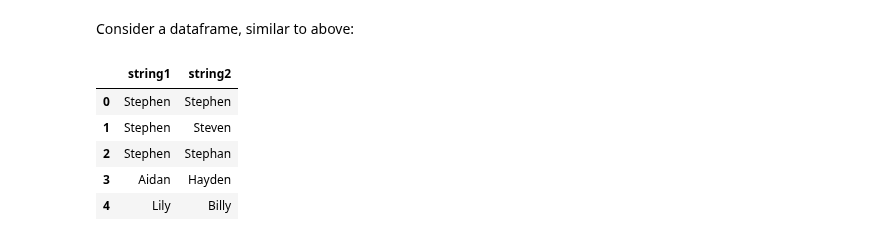
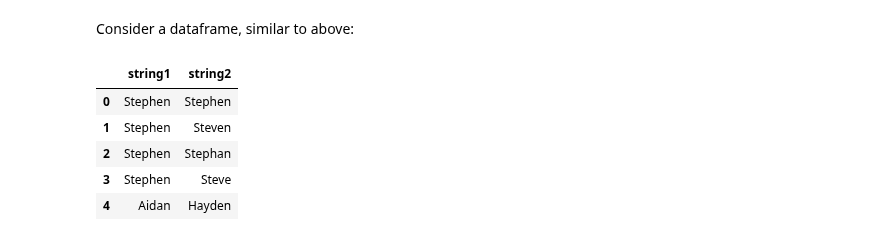
Before and after one commit to moj-analytical-services/splink, a Jupyter notebook: docs/topic_guides/choosing_comparators.ipynb, the cells around one changed output. Saved outputs shown, nothing was run; the diff lists cells and outputs as text; code cells hidden in the pictures.

```diff
--- a/docs/topic_guides/choosing_comparators.ipynb
+++ b/docs/topic_guides/choosing_comparators.ipynb
@@ -126,15 +126,15 @@ ch.phonetic_match("Stephen", "Steven")
 # %% [markdown]
 Consider a dataframe, similar to above:
 # %%
-df = pd.DataFrame({'string1': ['Stephen', 'Stephen', 'Stephen', 'Stephen' 'Aidan', 'Lily', 'Caleb', 'Emma', 'Jason', 'Maya', 'Ryan', 'Ava', 'Leila', 'Oliver'],
+df = pd.DataFrame({'string1': ['Stephen', 'Stephen', 'Stephen', 'Stephen', 'Aidan', 'Lily', 'Caleb', 'Emma', 'Jason', 'Maya', 'Ryan', 'Ava', 'Leila', 'Oliver'],
                 'string2': ['Stephen', 'Steven', 'Stephan', 'Steve', 'Hayden', 'Billy', 'Kaleb', 'Gemma', 'Mason', 'Kaya', 'Brian', 'Ada', 'Lila', 'Alexander']})
 
 df.head()
 # %% [output]
 |  | string1 | string2 |
 | 0 | Stephen | Stephen |
 | 1 | Stephen | Steven |
 | 2 | Stephen | Stephan |
-| 3 | Aidan | Hayden |
-| 4 | Lily | Billy |
+| 3 | Stephen | Steve |
+| 4 | Aidan | Hayden |
 # %%
```
Also changed, not shown: parts of 6 cells of this notebook, 1 other file.
